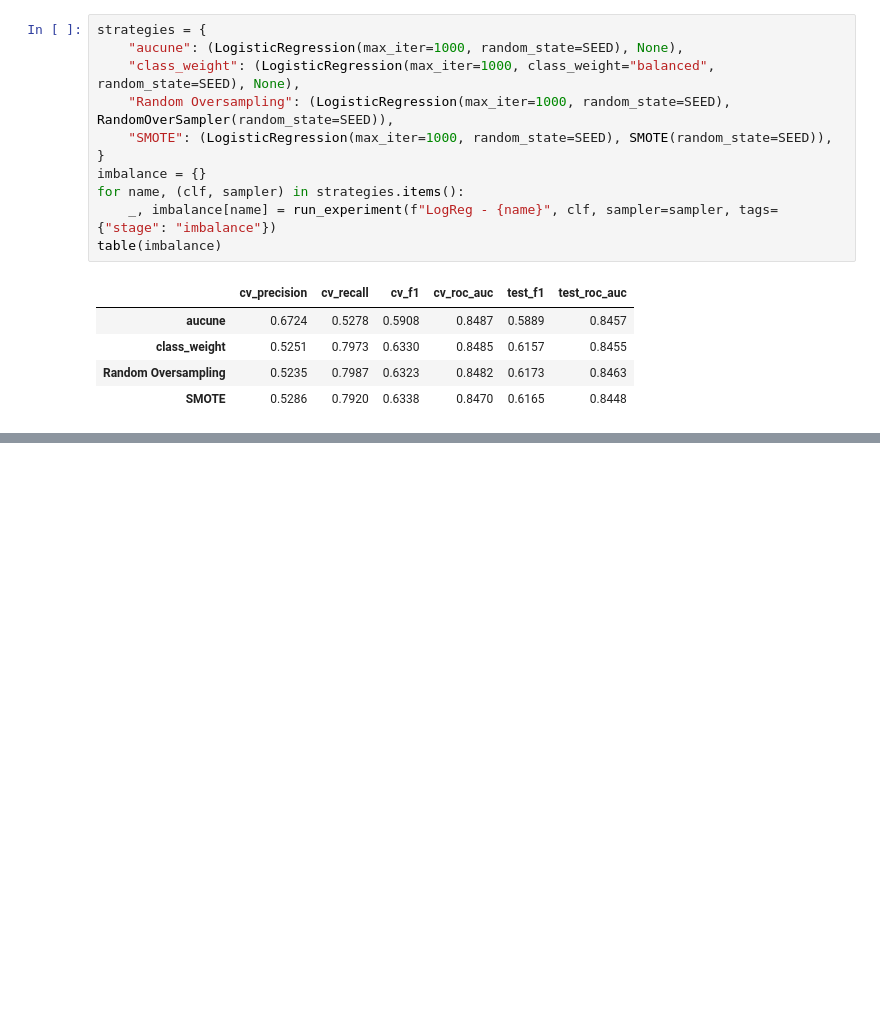
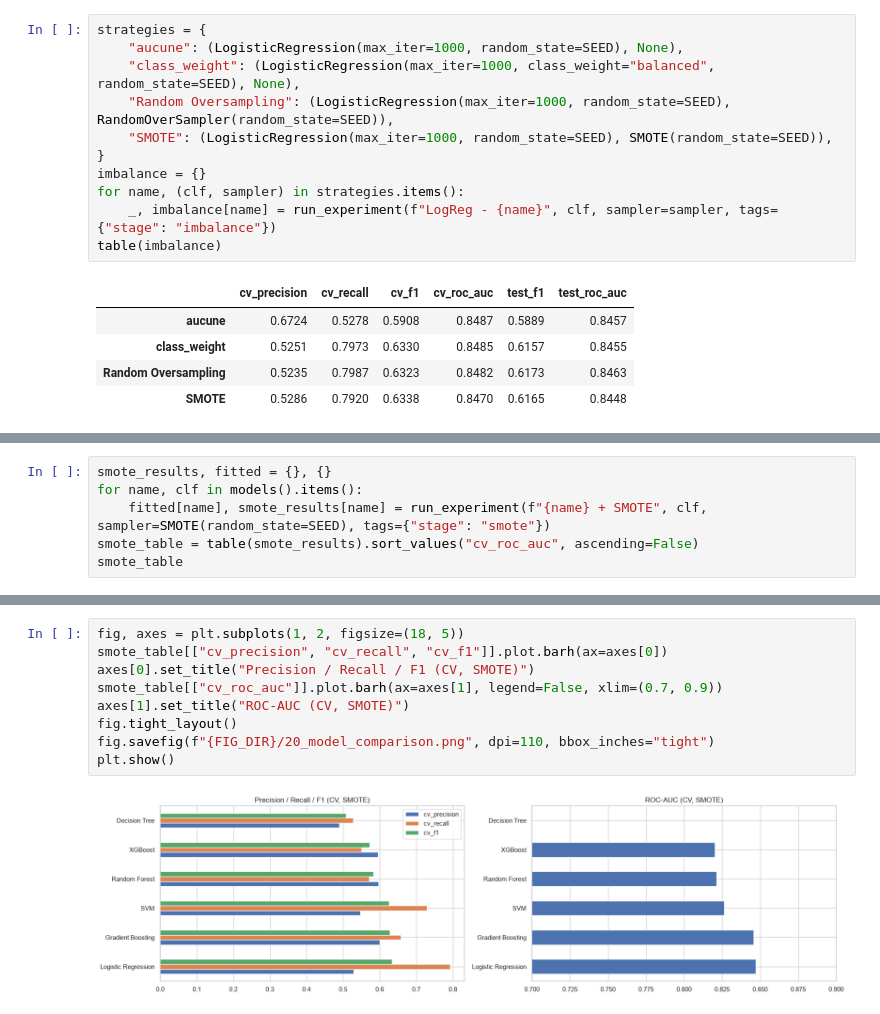
Before and after one commit to doughmi-ilyas/customer-churn-prediction, a Jupyter notebook: notebooks/03_classification.ipynb, the cells around one changed output, grey strips where cells are left out. Saved outputs shown, nothing was run; the diff lists cells and outputs as text; blank space fills up the shorter version.

Commit message:
classification: add section "Tous les modèles avec SMOTE"

```diff
--- a/notebooks/03_classification.ipynb
+++ b/notebooks/03_classification.ipynb
@@ -202,0 +205,6 @@ table(imbalance)
+# %%
+smote_results, fitted = {}, {}
+for name, clf in models().items():
+    fitted[name], smote_results[name] = run_experiment(f"{name} + SMOTE", clf, sampler=SMOTE(random_state=SEED), tags={"stage": "smote"})
+smote_table = table(smote_results).sort_values("cv_roc_auc", ascending=False)
+smote_table
@@ -202,0 +219,11 @@ table(imbalance)
+# %%
+fig, axes = plt.subplots(1, 2, figsize=(18, 5))
+smote_table[["cv_precision", "cv_recall", "cv_f1"]].plot.barh(ax=axes[0])
+axes[0].set_title("Precision / Recall / F1 (CV, SMOTE)")
+smote_table[["cv_roc_auc"]].plot.barh(ax=axes[1], legend=False, xlim=(0.7, 0.9))
+axes[1].set_title("ROC-AUC (CV, SMOTE)")
+fig.tight_layout()
+fig.savefig(f"{FIG_DIR}/20_model_comparison.png", dpi=110, bbox_inches="tight")
+plt.show()
+# %% [output]
+[figure, added]
```
Also changed, not shown: parts of 2 cells of this notebook, 1 other file.
